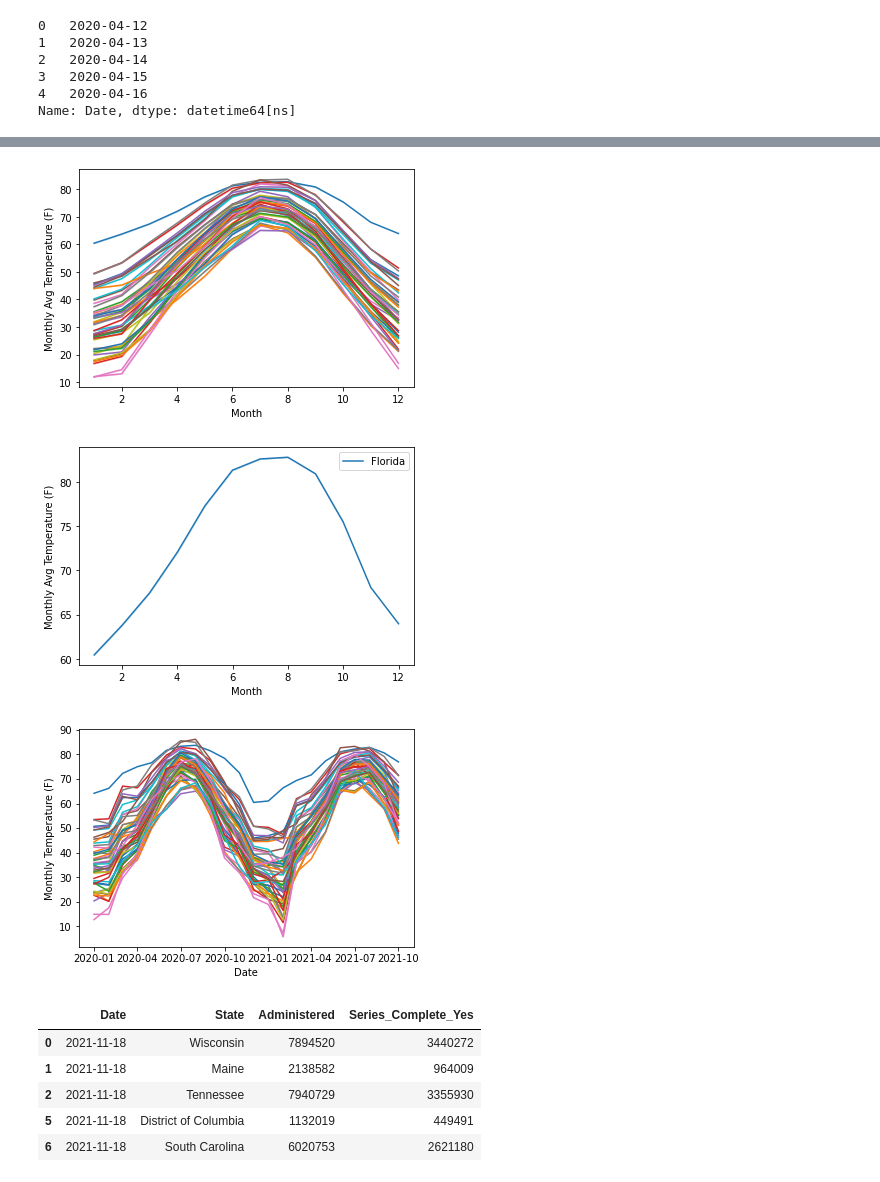
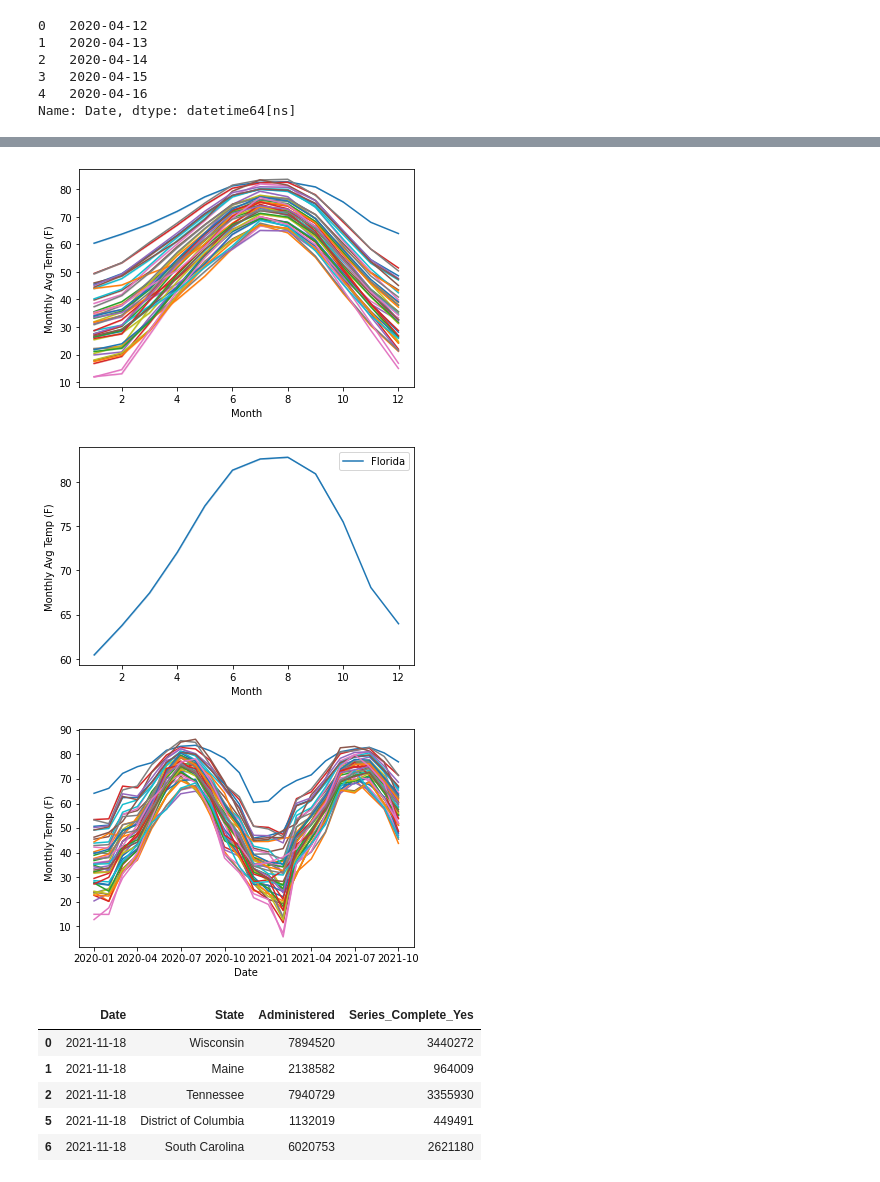
Before and after one commit to amichaelsen/COVID_project, a Jupyter notebook: analysis/modeling.ipynb, the cells around one changed output, grey strips where cells are left out. Cells and saved outputs as stored; diff of their text form; code cells hidden in the pictures.

```diff
--- a/analysis/modeling.ipynb
+++ b/analysis/modeling.ipynb
@@ -83,21 +83,21 @@ def plot_states_over_time(data, state_names, feature_col, time_col="Date"):
         sns.lineplot(data=state_data, x=time_col, y=feature_col);
     return plt.legend(labels=state_names);
 # %%
-ax = plot_states_over_time(all_weather, states_only, 'Monthly Avg Temperature (F)', time_col="Month")
+ax = plot_states_over_time(all_weather, states_only, 'Monthly Avg Temp (F)', time_col="Month")
 ax.remove()
 # %% [output]
-[figure, old version]
+[figure, new version]
 # %%
-ax = plot_states_over_time(all_weather, ['Florida'], 'Monthly Avg Temperature (F)', time_col="Month")
+ax = plot_states_over_time(all_weather, ['Florida'], 'Monthly Avg Temp (F)', time_col="Month")
 # %% [output]
-[figure, old version]
+[figure, new version]
 # %%
 all_weather['Date'] = pd.to_datetime(all_weather['Year'].astype(str) + all_weather['Month'].astype(str), format='%Y%m')
 all_weather.head()
-ax = plot_states_over_time(all_weather, states_only, 'Monthly Temperature (F)', time_col="Date")
+ax = plot_states_over_time(all_weather, states_only, 'Monthly Temp (F)', time_col="Date")
 ax.remove()
 # %% [output]
-[figure, old version]
+[figure, new version]
 # %%
 vaccine_data.loc[:,'Date'] = pd.to_datetime(vaccine_data['Date'])
 vaccine_data.head()
```
Also changed, not shown: parts of 6 cells of this notebook, 5 other files.
